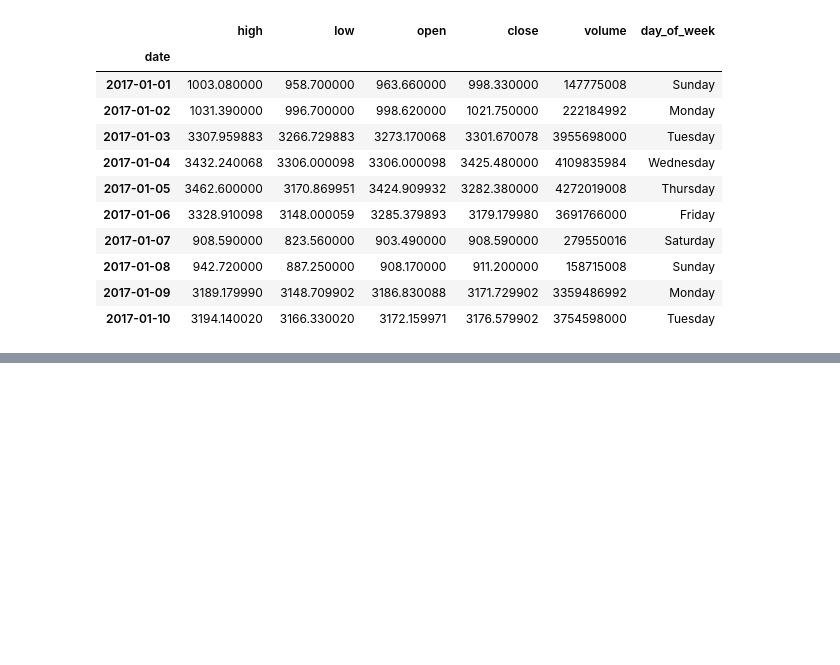
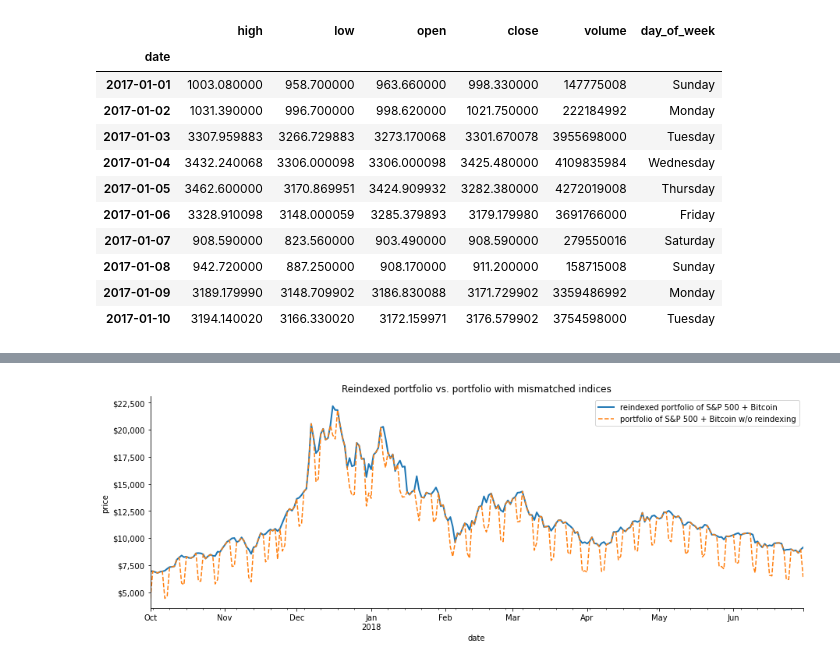
Before and after one commit to pydatawrangler/eda_ref, a Jupyter notebook: hands_on_pandas/notebooks/06_hands_on_pandas_chap3_p138_thru_.ipynb, the cells around one changed output, grey strips where cells are left out. Drawn from its saved outputs; the diff is of its cells as text; code cells hidden in the pictures; blank space fills up the shorter version.

```diff
--- a/hands_on_pandas/notebooks/06_hands_on_pandas_chap3_p138_thru_.ipynb
+++ b/hands_on_pandas/notebooks/06_hands_on_pandas_chap3_p138_thru_.ipynb
@@ -383,0 +398,9 @@ plt.show()
+# %%
+sp_reindexed = sp.reindex(bitcoin.index).assign(
+    volume=lambda df_: df_.volume.fillna(0),
+    close=lambda df_: df_.close.fillna(method='ffill'),
+    # format of np.where function: np.where(boolean condition, value if True, value if False)
+    open=lambda df_: np.where(df_.open.isnull(), df_.close, df_.open),
+    high=lambda df_: np.where(df_.high.isnull(), df_.close, df_.open),
+    low=lambda df_: np.where(df_.low.isnull(), df_.close, df_.low)
+)
@@ -383,0 +424,20 @@ plt.show()
+# %%
+fixed_portfolio = sp_reindexed + bitcoin
+# %%
+ax = fixed_portfolio['2017-Q4':'2018-Q2'].plot(
+    y='close', figsize=(15,5), linewidth=2,
+    label='reindexed portfolio of S&P 500 + Bitcoin',
+    title='Reindexed portfolio vs. portfolio with mismatched indices'
+)
+portfolio['2017-Q4':'2018-Q2'].plot(
+    y='close', ax=ax, linestyle='--',
+    label='portfolio of S&P 500 + Bitcoin w/o reindexing'
+)
+ax.set_ylabel('price')
+ax.yaxis.set_major_formatter(StrMethodFormatter('${x:,.0f}'))
+for spine in ['top', 'right']:
+    ax.spines[spine].set_visible(False)
+
+plt.show()
+# %% [output]
+[figure, added]
```
Also changed, not shown: parts of 21 cells of this notebook.
